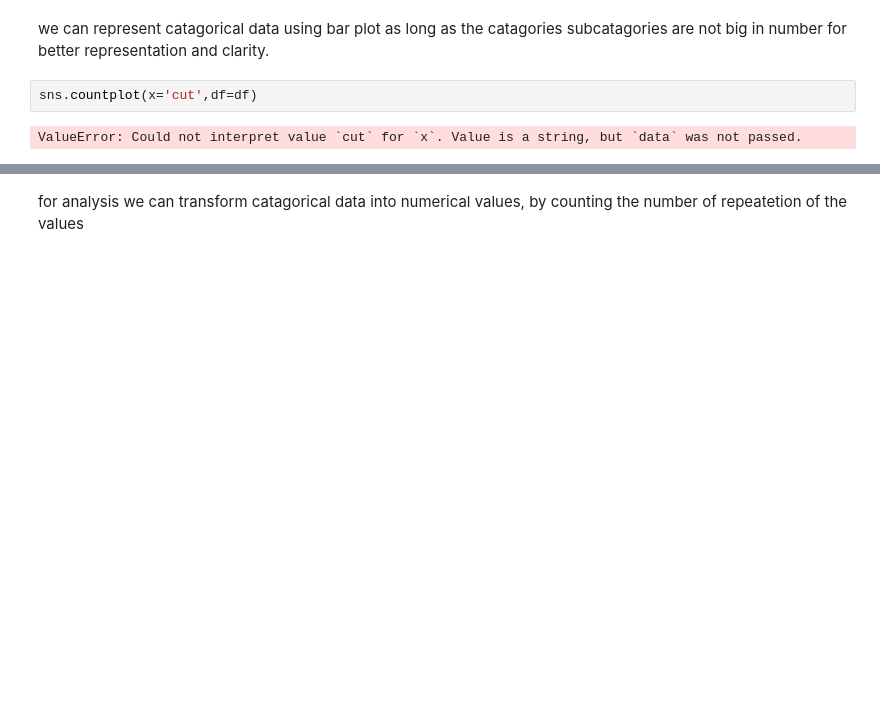
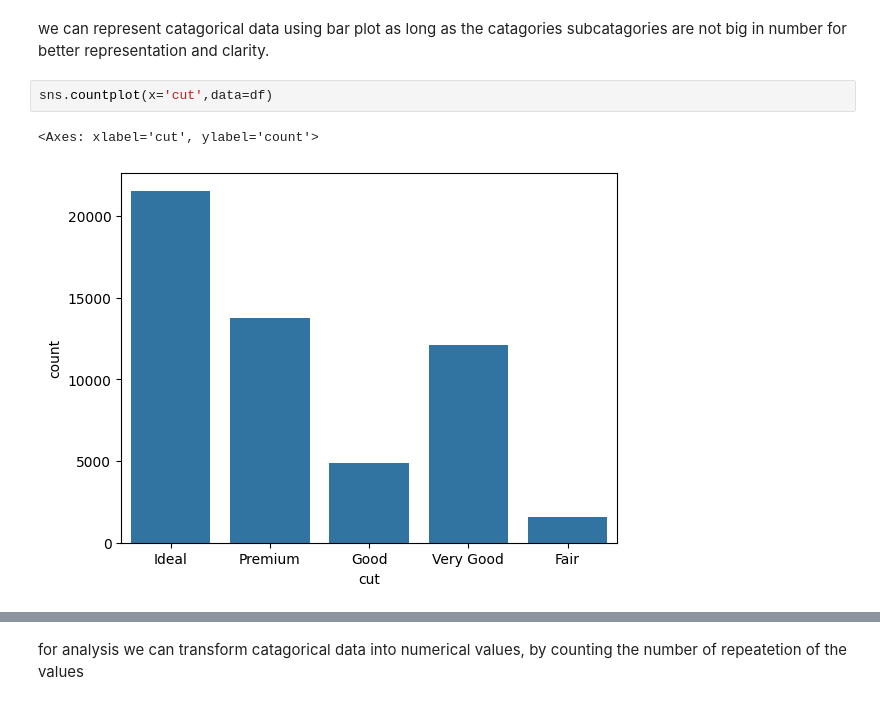
Before and after one commit to sarah-abukhotti/python_projects, a Jupyter notebook: Dimonds_price_prediction.ipynb, the cells around one changed output, grey strips where cells are left out. Drawn from its saved outputs; the diff is of its cells as text; blank space fills up the shorter version.

```diff
--- a/Dimonds_price_prediction.ipynb
+++ b/Dimonds_price_prediction.ipynb
@@ -128,7 +164,8 @@ df.shape
 # %% [markdown]
 we can represent catagorical data using bar plot as long as the catagories subcatagories are not big in number for better representation and clarity.
 # %%
-sns.countplot(x='cut',df=df)
+sns.countplot(x='cut',data=df)
 # %% [output]
-ValueError: Could not interpret value `cut` for `x`. Value is a string, but `data` was not passed.
+<Axes: xlabel='cut', ylabel='count'>
+[figure, added]
 # %%
```
Also changed, not shown: parts of 15 cells of this notebook.
